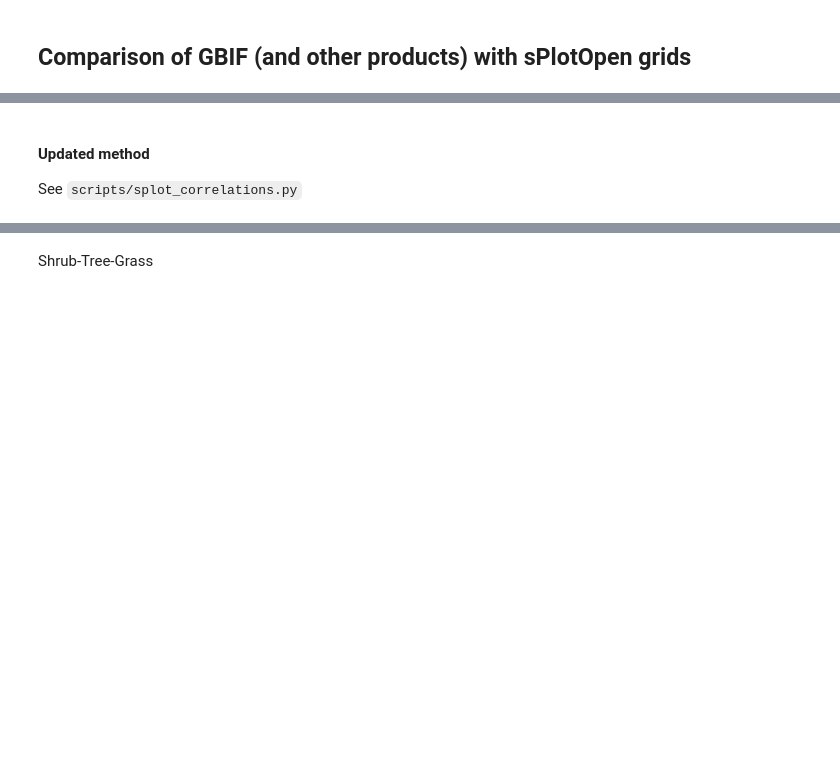
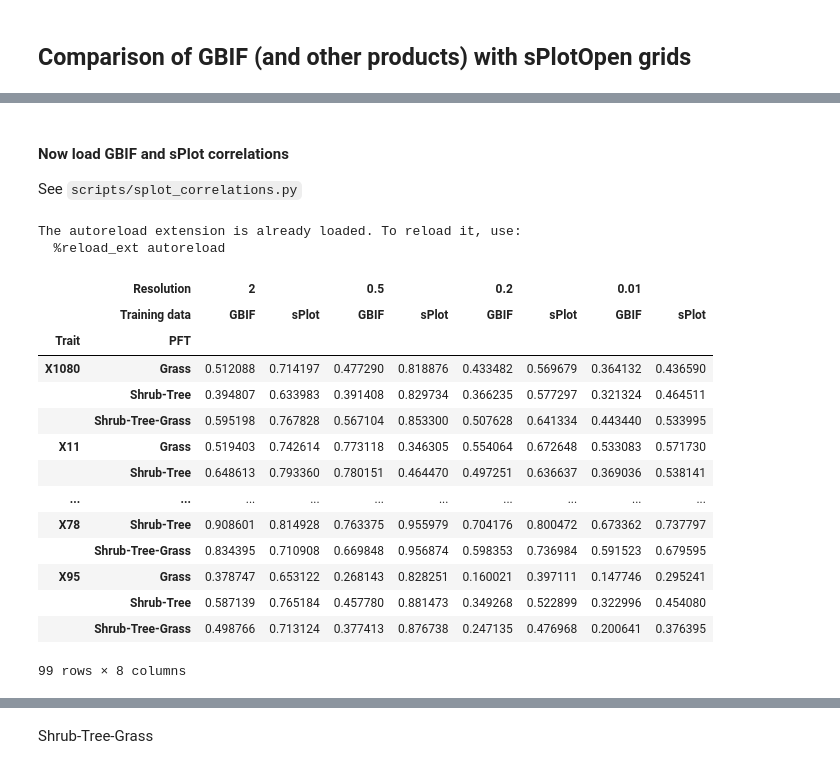
Before and after one commit to dluks/clim2traits, a Jupyter notebook: 4-ExploreResults.ipynb, the cells around one changed output, grey strips where cells are left out. Saved outputs shown, nothing was run; the diff lists cells and outputs as text; code cells hidden in the pictures; blank space fills up the shorter version.

```diff
--- a/4-ExploreResults.ipynb
+++ b/4-ExploreResults.ipynb
@@ -579,9 +542,32 @@ print(corr_table.to_markdown(floatfmt=".3f"))
 # %% [markdown]
-#### Updated method
+#### Now load GBIF and sPlot correlations
 
 See `scripts/splot_correlations.py`
 # %%
 import pandas as pd
 
+%load_ext autoreload
+%autoreload 2
+
 corr_table = pd.read_parquet("results/trait_correlations.parquet")
-corr_table.round(2)
+# %% [output]
+The autoreload extension is already loaded. To reload it, use:
+  %reload_ext autoreload
+# %%
+corr_table
+# %% [output]
+|  | Resolution | 2 |  | 0.5 |  | 0.2 |  | 0.01 |  |
+|  | Training data | GBIF | sPlot | GBIF | sPlot | GBIF | sPlot | GBIF | sPlot |
+| Trait | PFT |  |  |  |  |  |  |  |  |
+| X1080 | Grass | 0.512088 | 0.714197 | 0.477290 | 0.818876 | 0.433482 | 0.569679 | 0.364132 | 0.436590 |
+|  | Shrub-Tree | 0.394807 | 0.633983 | 0.391408 | 0.829734 | 0.366235 | 0.577297 | 0.321324 | 0.464511 |
+|  | Shrub-Tree-Grass | 0.595198 | 0.767828 | 0.567104 | 0.853300 | 0.507628 | 0.641334 | 0.443440 | 0.533995 |
+| X11 | Grass | 0.519403 | 0.742614 | 0.773118 | 0.346305 | 0.554064 | 0.672648 | 0.533083 | 0.571730 |
+|  | Shrub-Tree | 0.648613 | 0.793360 | 0.780151 | 0.464470 | 0.497251 | 0.636637 | 0.369036 | 0.538141 |
+| ... | ... | ... | ... | ... | ... | ... | ... | ... | ... |
+| X78 | Shrub-Tree | 0.908601 | 0.814928 | 0.763375 | 0.955979 | 0.704176 | 0.800472 | 0.673362 | 0.737797 |
+|  | Shrub-Tree-Grass | 0.834395 | 0.710908 | 0.669848 | 0.956874 | 0.598353 | 0.736984 | 0.591523 | 0.679595 |
+| X95 | Grass | 0.378747 | 0.653122 | 0.268143 | 0.828251 | 0.160021 | 0.397111 | 0.147746 | 0.295241 |
+|  | Shrub-Tree | 0.587139 | 0.765184 | 0.457780 | 0.881473 | 0.349268 | 0.522899 | 0.322996 | 0.454080 |
+|  | Shrub-Tree-Grass | 0.498766 | 0.713124 | 0.377413 | 0.876738 | 0.247135 | 0.476968 | 0.200641 | 0.376395 |
+99 rows × 8 columns
```
Also changed, not shown: parts of 24 cells of this notebook.
